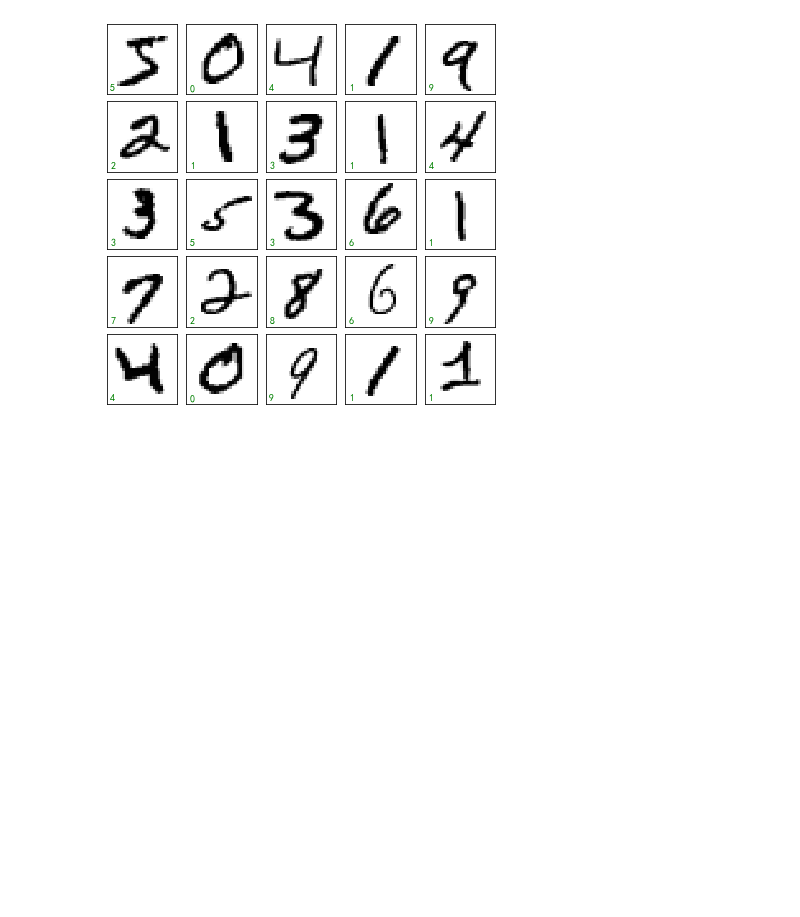
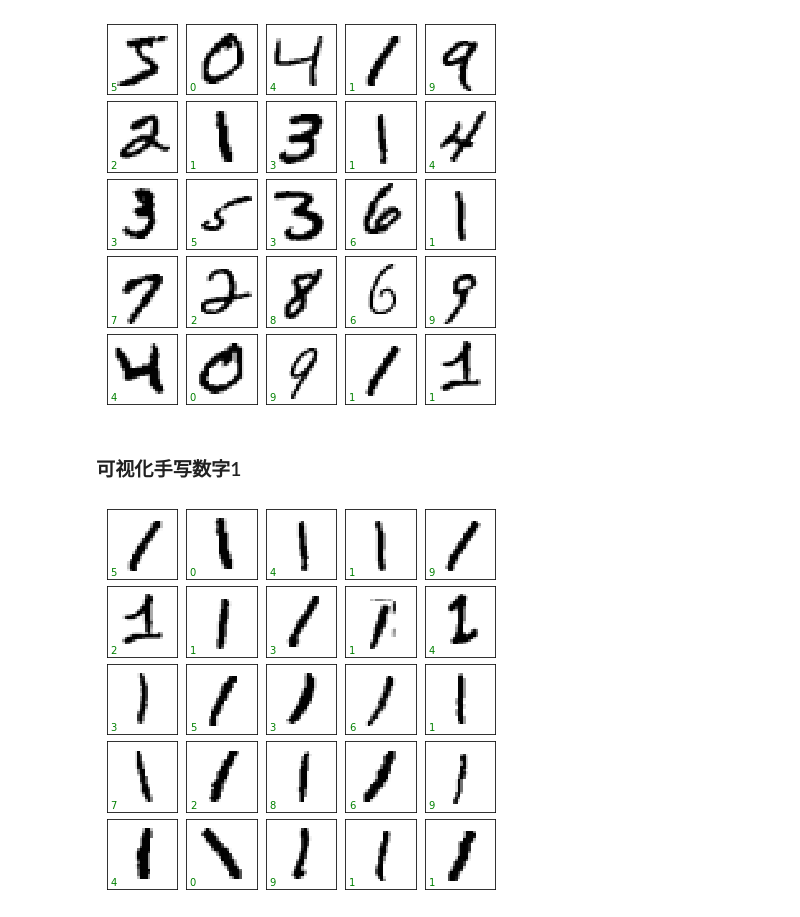
Before and after one commit to Hsingmin/alg_cdt, a Jupyter notebook: src/jupyter/造数据.ipynb, the cells around one changed output. Cells and saved outputs as stored; diff of their text form; code cells hidden in the pictures; blank space fills up the shorter version.

```diff
--- a/src/jupyter/造数据.ipynb
+++ b/src/jupyter/造数据.ipynb
@@ -44,3 +35,17 @@ for i, ax in enumerate(axes.flat):
     ax.text(0.05, 0.05, str(train_set[i][1]), transform=ax.transAxes, color='green')
 # %% [output]
 [figure]
+# %% [markdown]
+### 可视化手写数字1
+# %%
+fig, axes = plt.subplots(5, 5, figsize=(7, 7),subplot_kw={'xticks':[], 'yticks':[]},
+                        gridspec_kw=dict(hspace=0.1, wspace=0.1))
+idx = 0
+for i, ax in enumerate(axes.flat):
+    while train_set[idx][1] != 1:
+      idx += 1
+    ax.imshow(train_set[idx][0], cmap='binary', interpolation='nearest')
+    ax.text(0.05, 0.05, str(train_set[i][1]), transform=ax.transAxes, color='green')
+    idx += 1
+# %% [output]
+[figure, added]
```
Also changed, not shown: parts of 22 cells of this notebook.
